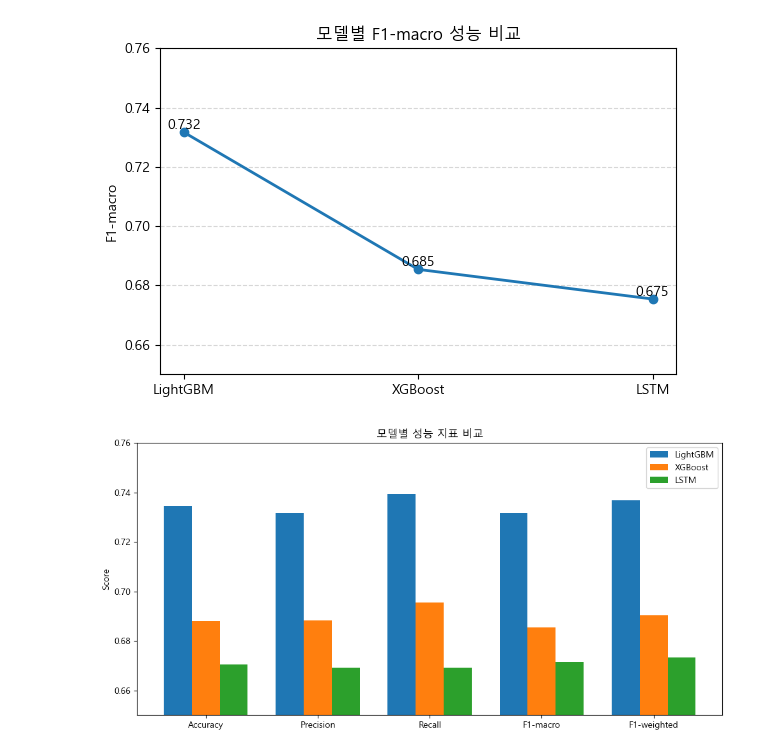
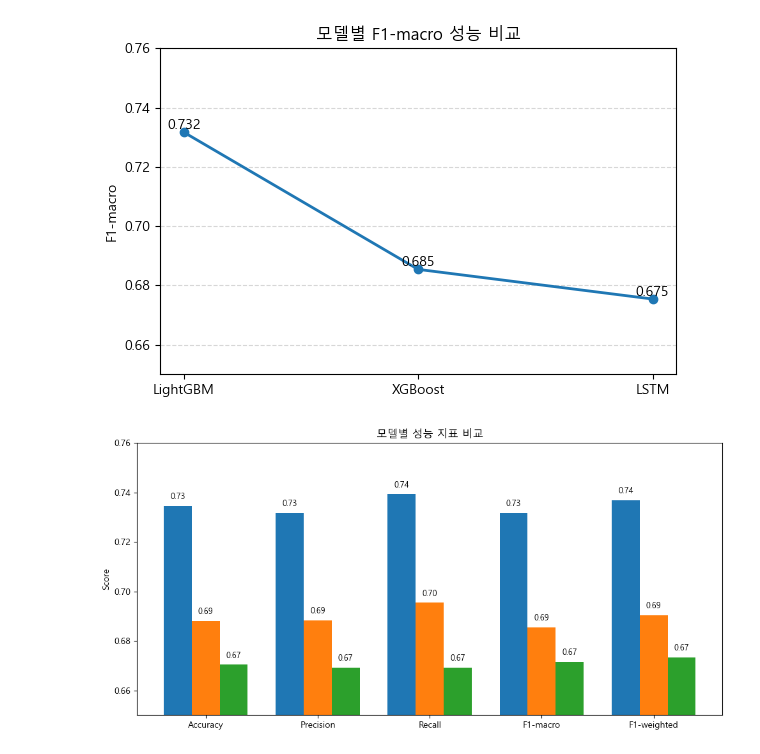
Before and after one commit to eunjeong0911/Property-recommend, a Jupyter notebook: apps/reco/models/price_model/ML/notebooks/4_ML_result.ipynb, the cells around one changed output. Saved outputs shown, nothing was run; the diff lists cells and outputs as text; code cells hidden in the pictures.

```diff
--- a/apps/reco/models/price_model/ML/notebooks/4_ML_result.ipynb
+++ b/apps/reco/models/price_model/ML/notebooks/4_ML_result.ipynb
@@ -105,34 +105,47 @@ import matplotlib.pyplot as plt
 
 # 한글 폰트 설정
 plt.rcParams["font.family"] = "Malgun Gothic"
 plt.rcParams["axes.unicode_minus"] = False
 
 # 데이터
 models = ["LightGBM", "XGBoost", "LSTM"]
 metrics = ["Accuracy", "Precision", "Recall", "F1-macro", "F1-weighted"]
 
 values = [
     [0.7346, 0.7317, 0.7393, 0.7317, 0.7368],  # LightGBM
     [0.6880, 0.6883, 0.6954, 0.6854, 0.6904],  # XGBoost
     [0.6704, 0.6693, 0.6693, 0.6715, 0.6734],  # LSTM
 ]
 
 values = np.array(values)
 
-# 시각화
+# 시각화 설정
 x = np.arange(len(metrics))
 width = 0.25
 
 plt.figure(figsize=(10, 5))
+
 for i, model in enumerate(models):
-    plt.bar(x + i * width, values[i], width, label=model)
+    bars = plt.bar(x + i * width, values[i], width, label=model)
+
+    # 🔹 막대 위에 수치 표시
+    for bar in bars:
+        height = bar.get_height()
+        plt.text(
+            bar.get_x() + bar.get_width() / 2,
+            height + 0.002,
+            f"{height:.2f}",
+            ha="center",
+            va="bottom",
+            fontsize=9
+        )
 
 plt.xticks(x + width, metrics)
 plt.ylim(0.65, 0.76)
 plt.ylabel("Score")
 plt.title("모델별 성능 지표 비교")
-plt.legend()
+# plt.legend()
 plt.tight_layout()
 plt.show()
 # %% [output]
-[figure, old version]
+[figure, new version]
```
Also changed, not shown: 3 other files.
